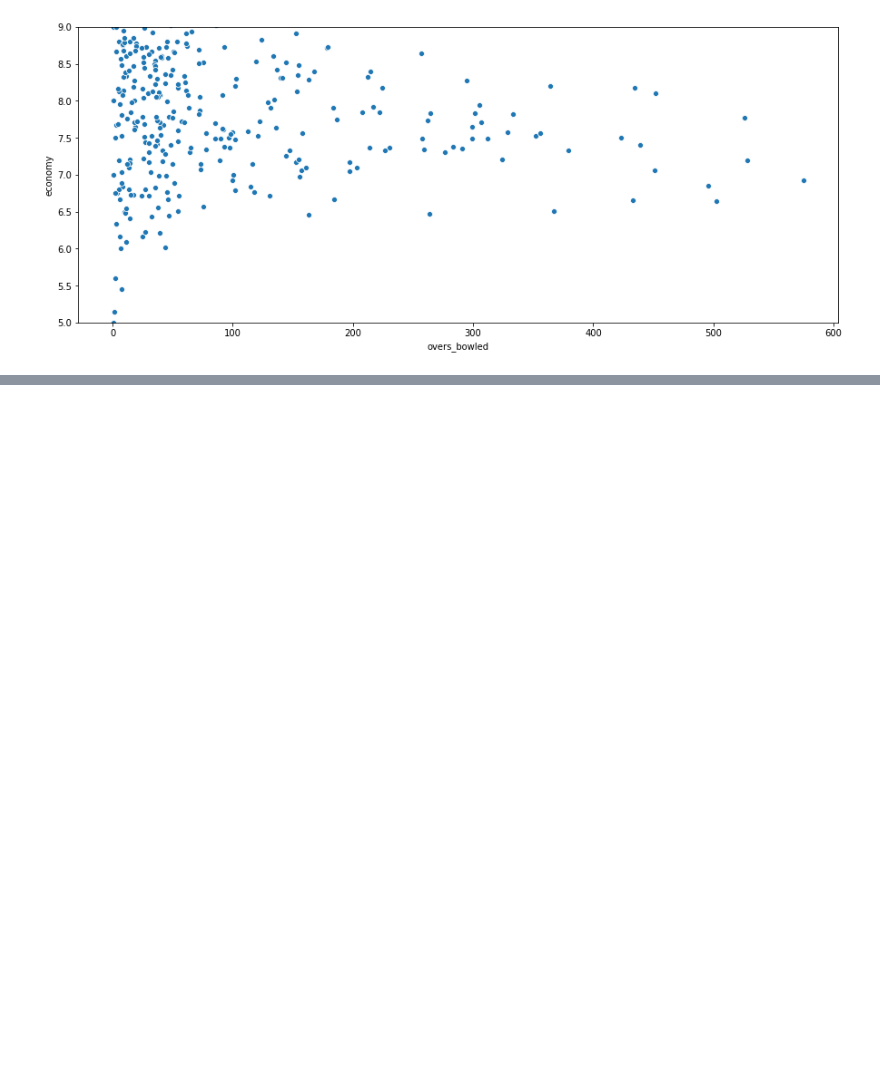
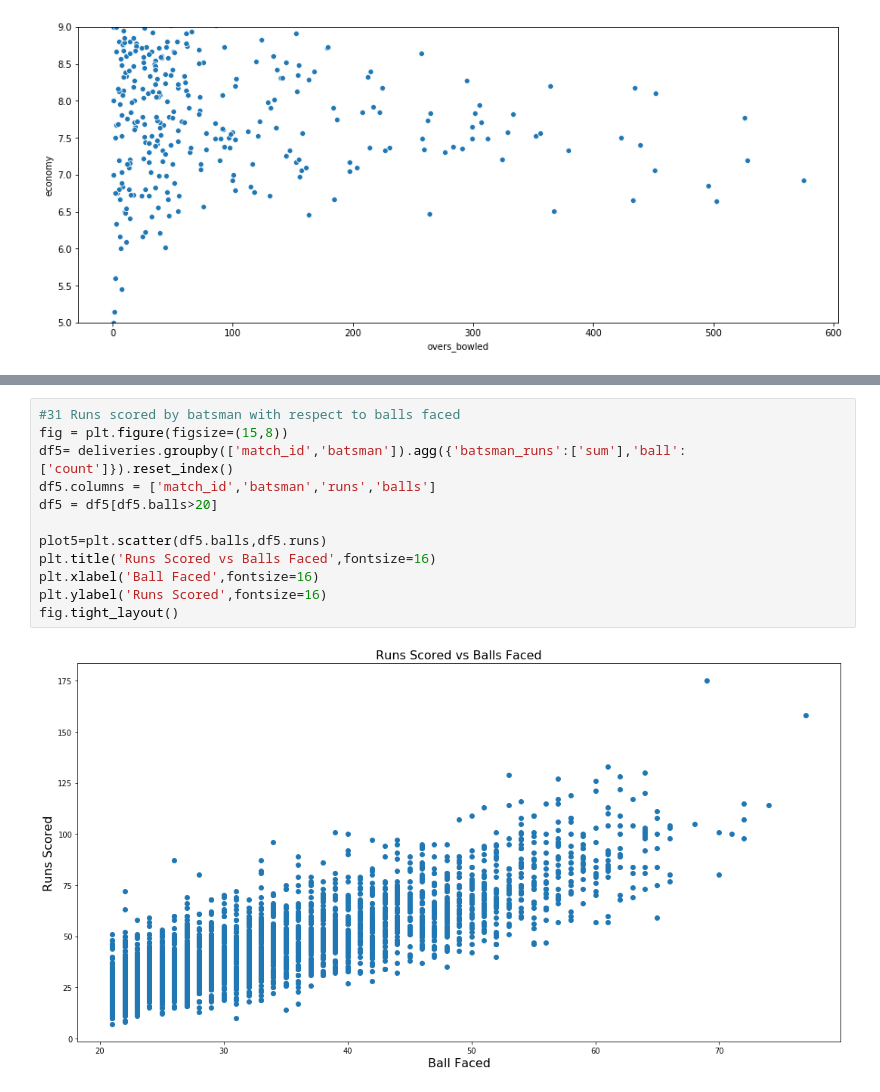
Before and after one commit to SDS7695/IPL-2008-2019-EDA, a Jupyter notebook: IPL 2008-2019 EDA.ipynb, the cells around one changed output, grey strips where cells are left out. Saved outputs shown, nothing was run; the diff lists cells and outputs as text; blank space fills up the shorter version.

```diff
--- a/IPL 2008-2019 EDA.ipynb
+++ b/IPL 2008-2019 EDA.ipynb
@@ -479,0 +508,14 @@ fig.set_ylim([5,9])
+# %%
+#31 Runs scored by batsman with respect to balls faced
+fig = plt.figure(figsize=(15,8))
+df5= deliveries.groupby(['match_id','batsman']).agg({'batsman_runs':['sum'],'ball':['count']}).reset_index()
+df5.columns = ['match_id','batsman','runs','balls']
+df5 = df5[df5.balls>20]
+
+plot5=plt.scatter(df5.balls,df5.runs)
+plt.title('Runs Scored vs Balls Faced',fontsize=16)
+plt.xlabel('Ball Faced',fontsize=16)
+plt.ylabel('Runs Scored',fontsize=16)
+fig.tight_layout()
+# %% [output]
+[figure, added]
```
Also changed, not shown: parts of 10 cells of this notebook.
